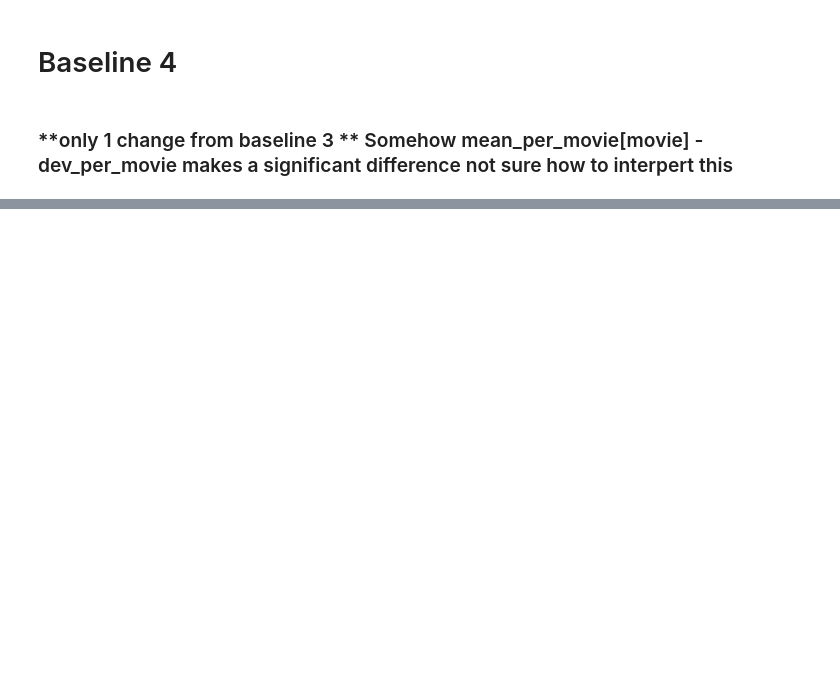
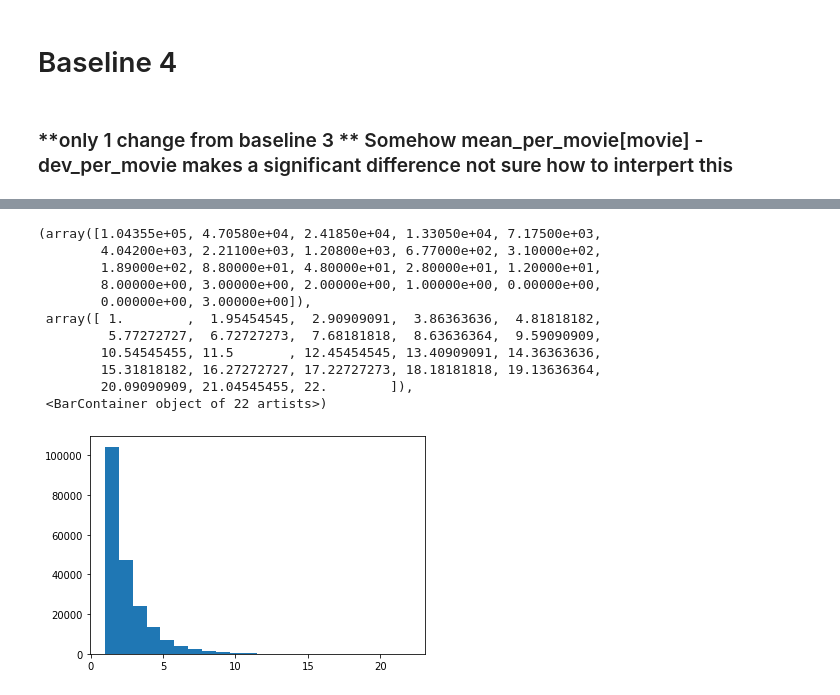
Before and after one commit to KaiMJ/netflix-recommendation, a Jupyter notebook: new_data_eda_and_baselines.ipynb, the cells around one changed output, grey strips where cells are left out. Drawn from its saved outputs; the diff is of its cells as text; code cells hidden in the pictures; blank space fills up the shorter version.

```diff
--- a/new_data_eda_and_baselines.ipynb
+++ b/new_data_eda_and_baselines.ipynb
@@ -442,0 +518,30 @@ User similarity (tresh = 0.0) baseline MSE:0.05960223736677634
+# %%
+ratings_per_user_stamped = defaultdict(list)
+ratings_per_movie_stamped = defaultdict(list)
+for i, row in X_train.iterrows():
+    # rating ID, rated date, rating
+    ratings_per_user_stamped[row['UserID']].append([i, datetime.strptime(row['Rated Date'], "%Y-%m-%d"), row.Rating])
+    ratings_per_movie_stamped[row['MovieID']].append([i, datetime.strptime(row['Rated Date'], "%Y-%m-%d"), row.Rating])
+
+# sort by rated date
+for user, stamp in ratings_per_user_stamped.items():
+    stamp.sort(key=lambda val: val[1], reverse=True)
+
+for user, stamp in ratings_per_movie_stamped.items():
+    stamp.sort(key=lambda val: val[1], reverse=True)
+# %%
+num_ratings = [len(v) for v in ratings_per_user_stamped.values()]
+plt.hist(num_ratings, bins= max(num_ratings))
+# %% [output]
+(array([1.04355e+05, 4.70580e+04, 2.41850e+04, 1.33050e+04, 7.17500e+03,
+        4.04200e+03, 2.21100e+03, 1.20800e+03, 6.77000e+02, 3.10000e+02,
+        1.89000e+02, 8.80000e+01, 4.80000e+01, 2.80000e+01, 1.20000e+01,
+        8.00000e+00, 3.00000e+00, 2.00000e+00, 1.00000e+00, 0.00000e+00,
+        0.00000e+00, 3.00000e+00]),
+ array([ 1.        ,  1.95454545,  2.90909091,  3.86363636,  4.81818182,
+         5.77272727,  6.72727273,  7.68181818,  8.63636364,  9.59090909,
+        10.54545455, 11.5       , 12.45454545, 13.40909091, 14.36363636,
+        15.31818182, 16.27272727, 17.22727273, 18.18181818, 19.13636364,
+        20.09090909, 21.04545455, 22.        ]),
+ <BarContainer object of 22 artists>)
+[figure, added]
```
Also changed, not shown: parts of 38 cells of this notebook, 3 other files.
